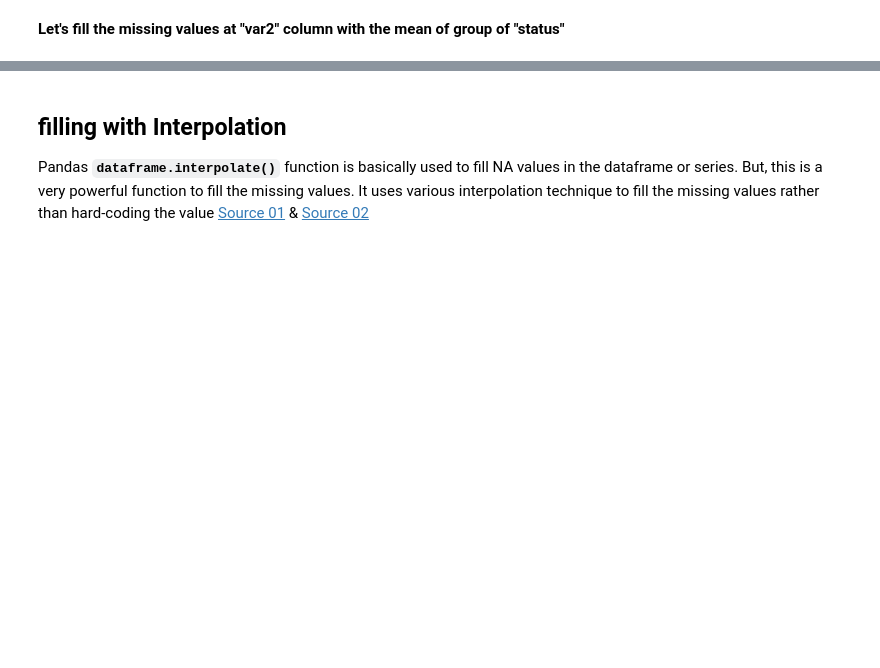
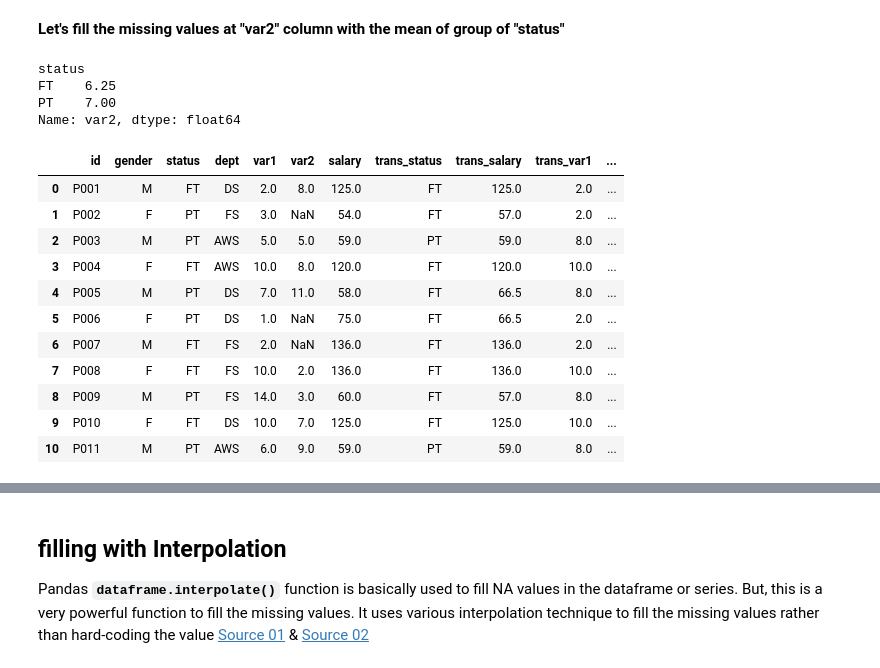
Before and after one commit to tadanur/Python-Assignments, a Jupyter notebook: DAwPy_S7_(Handling_with_Missing_Values)_student.ipynb, the cells around one changed output, grey strips where cells are left out. Saved outputs shown, nothing was run; the diff lists cells and outputs as text; code cells hidden in the pictures; blank space fills up the shorter version.

```diff
--- a/DAwPy_S7_(Handling_with_Missing_Values)_student.ipynb
+++ b/DAwPy_S7_(Handling_with_Missing_Values)_student.ipynb
@@ -1162,0 +1197,2 @@ df
+# %%
+df["trans_salary"] = df.groupby(["status", "dept"]).salary.transform("mean")
@@ -1162,0 +1214,3 @@ df
+# %%
+df.salary.fillna(df.trans_salary, inplace=True)
+df
@@ -1164,0 +1241,3 @@ df
+# %%
+df["trans_var1"] = df.groupby(["gender", "status"]).var1.transform("mean")
+df
@@ -1164,0 +1257,3 @@ df
+# %%
+df.var1.fillna(df.trans_var1, inplace=True)
+df
@@ -1165,2 +1273,25 @@ df
 # %% [markdown]
 **Let's fill the missing values at "var2" column with the mean of group of "status"**
+# %%
+df.groupby("status").var2.mean()
+# %% [output]
+status
+FT    6.25
+PT    7.00
+Name: var2, dtype: float64
+# %%
+df["trans_var2"] = df.groupby("status").var2.transform("mean")
+df
+# %% [output]
+|  | id | gender | status | dept | var1 | var2 | salary | trans_status | trans_salary | trans_var1 | ... |
+| 0 | P001 | M | FT | DS | 2.0 | 8.0 | 125.0 | FT | 125.0 | 2.0 | ... |
+| 1 | P002 | F | PT | FS | 3.0 | NaN | 54.0 | FT | 57.0 | 2.0 | ... |
+| 2 | P003 | M | PT | AWS | 5.0 | 5.0 | 59.0 | PT | 59.0 | 8.0 | ... |
+| 3 | P004 | F | FT | AWS | 10.0 | 8.0 | 120.0 | FT | 120.0 | 10.0 | ... |
+| 4 | P005 | M | PT | DS | 7.0 | 11.0 | 58.0 | FT | 66.5 | 8.0 | ... |
+| 5 | P006 | F | PT | DS | 1.0 | NaN | 75.0 | FT | 66.5 | 2.0 | ... |
+| 6 | P007 | M | FT | FS | 2.0 | NaN | 136.0 | FT | 136.0 | 2.0 | ... |
+| 7 | P008 | F | FT | FS | 10.0 | 2.0 | 136.0 | FT | 136.0 | 10.0 | ... |
+| 8 | P009 | M | PT | FS | 14.0 | 3.0 | 60.0 | FT | 57.0 | 8.0 | ... |
+| 9 | P010 | F | FT | DS | 10.0 | 7.0 | 125.0 | FT | 125.0 | 10.0 | ... |
+| 10 | P011 | M | PT | AWS | 6.0 | 9.0 | 59.0 | PT | 59.0 | 8.0 | ... |
```
Also changed, not shown: parts of 9 cells of this notebook.
